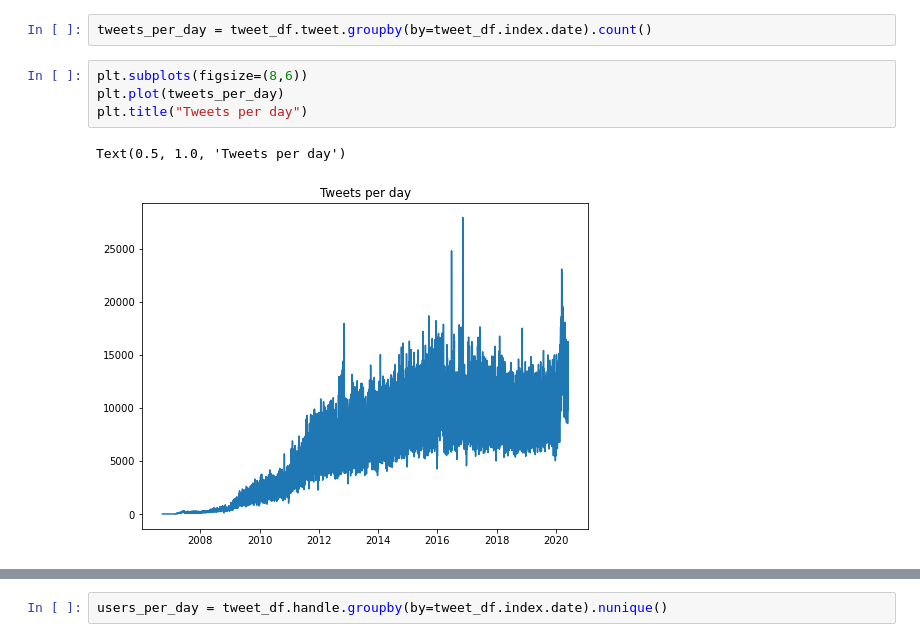
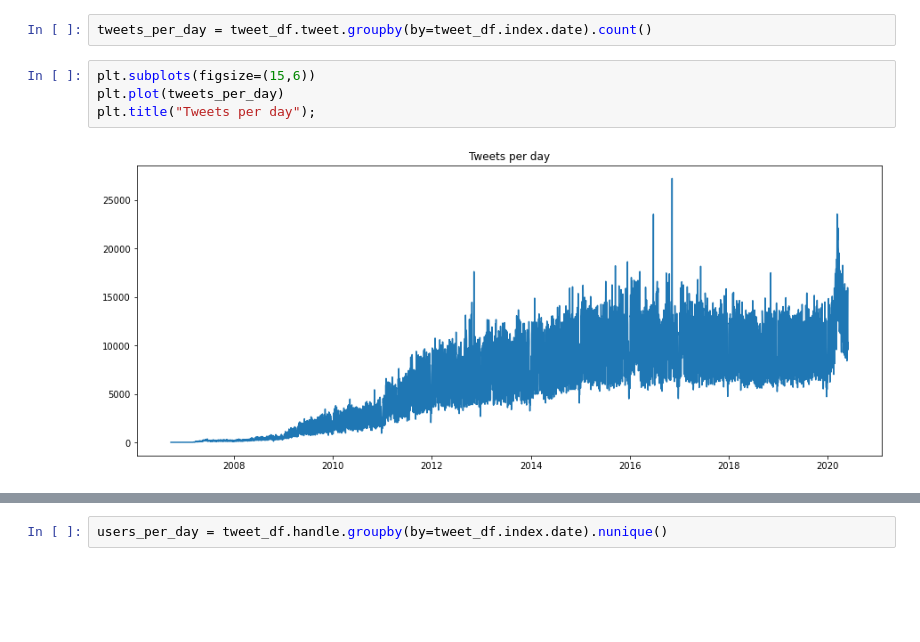
Before and after one commit to aaroncgw/tweet-sentiment, a Jupyter notebook: EDA.ipynb, the cells around one changed output, grey strips where cells are left out. Drawn from its saved outputs; the diff is of its cells as text; blank space fills up the shorter version.

```diff
--- a/EDA.ipynb
+++ b/EDA.ipynb
@@ -127,9 +36,8 @@ nmf_vecs = nmf.fit_transform(tfidf_vecs)
 # %%
 tweets_per_day = tweet_df.tweet.groupby(by=tweet_df.index.date).count()
 # %%
-plt.subplots(figsize=(8,6))
+plt.subplots(figsize=(15,6))
 plt.plot(tweets_per_day)
-plt.title("Tweets per day")
+plt.title("Tweets per day");
 # %% [output]
-Text(0.5, 1.0, 'Tweets per day')
-[figure, old version]
+[figure, new version]
```
Also changed, not shown: parts of 26 cells of this notebook, 5 other files.
